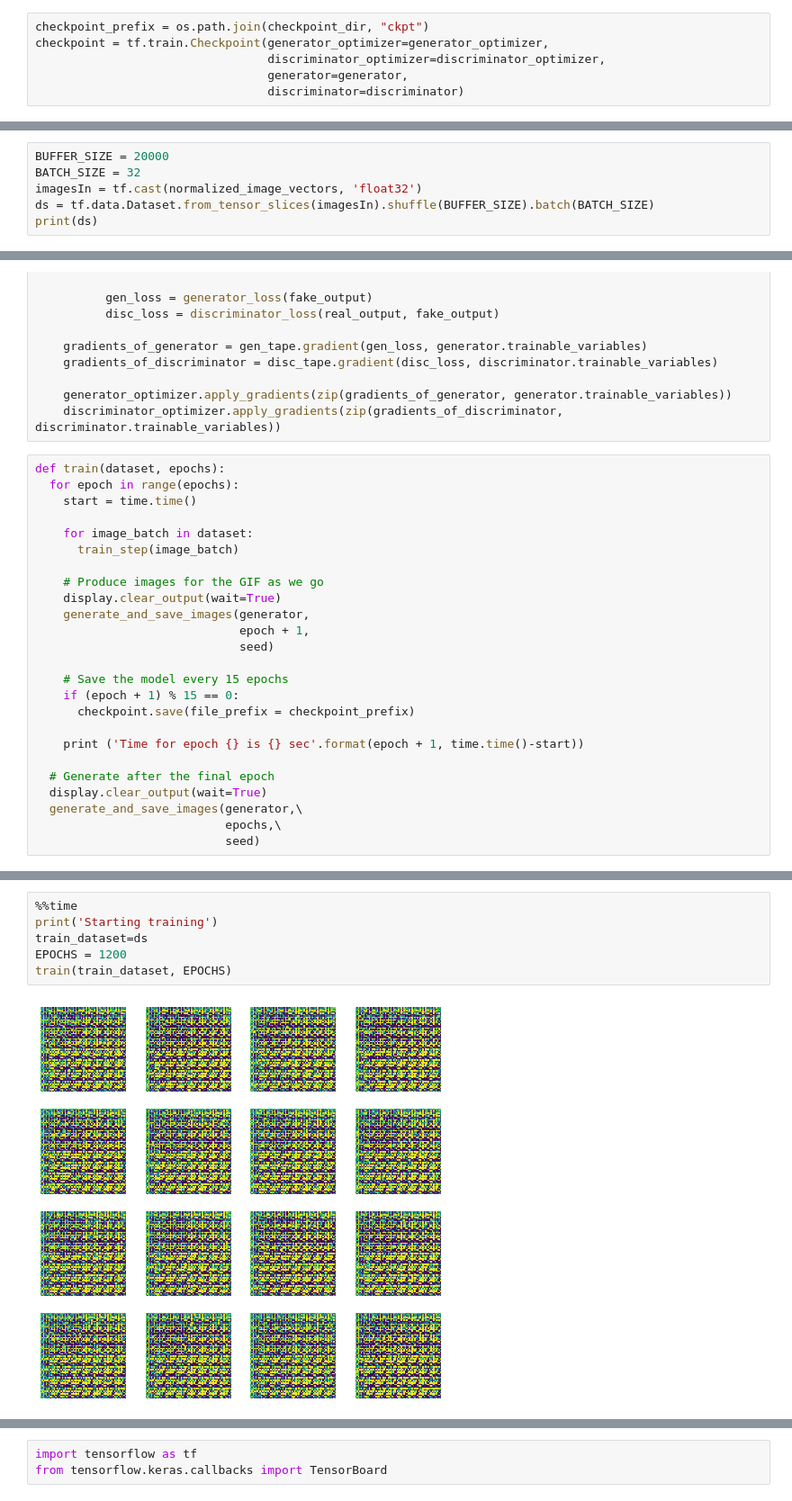
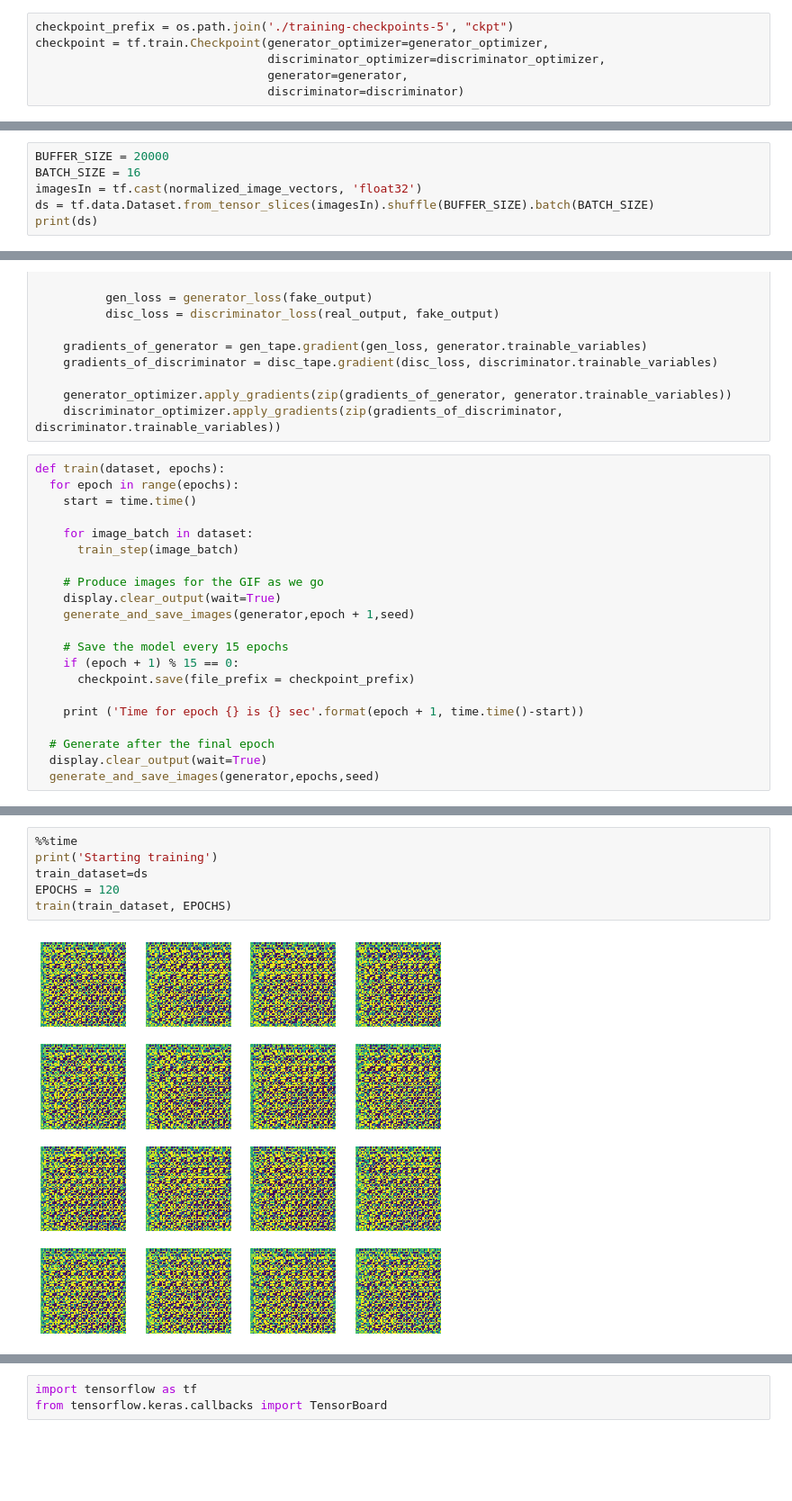
Before and after one commit to rghosh8/oh-my-dog, a Jupyter notebook: src/eda.ipynb, the cells around one changed output, grey strips where cells are left out. Shown: that part at 90% size. Cells and saved outputs as stored; diff of their text form; blank space fills up the shorter version.

```diff
--- a/src/eda.ipynb
+++ b/src/eda.ipynb
@@ -134,7 +137,7 @@ tf.Tensor([[0.42403904]], shape=(1, 1), dtype=float32)
 # This method returns a helper function to compute cross entropy loss
 cross_entropy = tf.keras.losses.BinaryCrossentropy(from_logits=True)
 # %%
-checkpoint_prefix = os.path.join(checkpoint_dir, "ckpt")
+checkpoint_prefix = os.path.join('./training-checkpoints-5', "ckpt")
 checkpoint = tf.train.Checkpoint(generator_optimizer=generator_optimizer,
                                  discriminator_optimizer=discriminator_optimizer,
                                  generator=generator,
@@ -146,6 +149,6 @@ checkpoint_dir
 # %%
 BUFFER_SIZE = 20000
-BATCH_SIZE = 32
+BATCH_SIZE = 16
 imagesIn = tf.cast(normalized_image_vectors, 'float32')
 ds = tf.data.Dataset.from_tensor_slices(imagesIn).shuffle(BUFFER_SIZE).batch(BATCH_SIZE)
 print(ds)
@@ -185,9 +188,7 @@ def train(dataset, epochs):
 
     # Produce images for the GIF as we go
     display.clear_output(wait=True)
-    generate_and_save_images(generator,
-                             epoch + 1,
-                             seed)
+    generate_and_save_images(generator,epoch + 1,seed)
 
     # Save the model every 15 epochs
     if (epoch + 1) % 15 == 0:
@@ -197,9 +198,7 @@ def train(dataset, epochs):
 
   # Generate after the final epoch
   display.clear_output(wait=True)
-  generate_and_save_images(generator,\
-                           epochs,\
-                           seed)
+  generate_and_save_images(generator,epochs,seed)
 # %%
 def generate_and_save_images(model, epoch, test_input):
   # Notice `training` is set to False.
@@ -218,8 +217,8 @@ def generate_and_save_images(model, epoch, test_input):
 # %%
 %%time
 print('Starting training')
 train_dataset=ds
-EPOCHS = 1200
+EPOCHS = 120
 train(train_dataset, EPOCHS)
 # %% [output]
-[figure, old version]
+[figure, new version]
```
Also changed, not shown: parts of 12 cells of this notebook, 7 other files.
